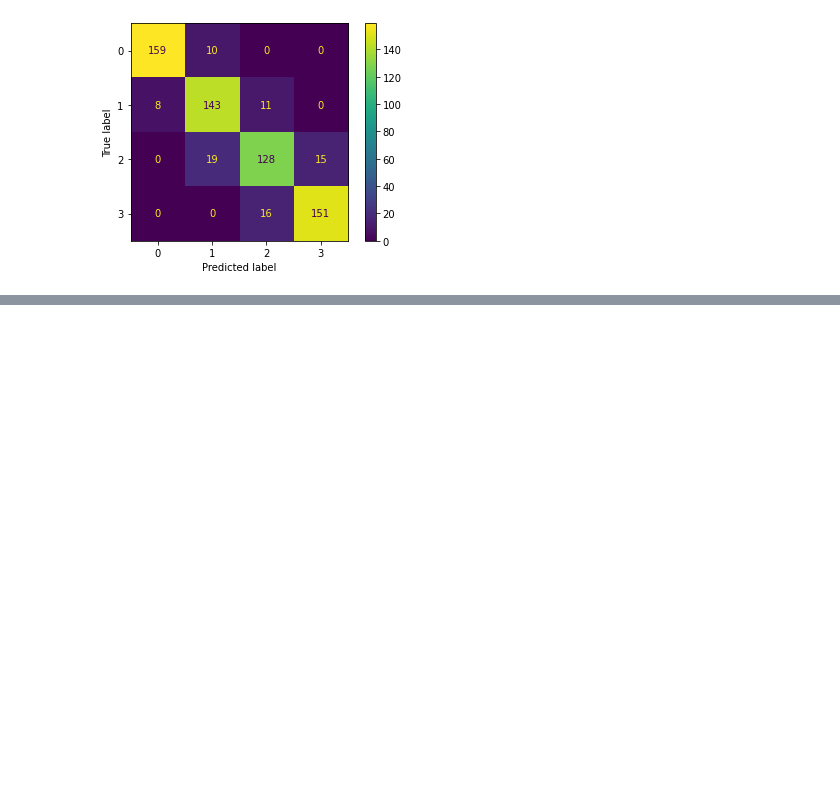
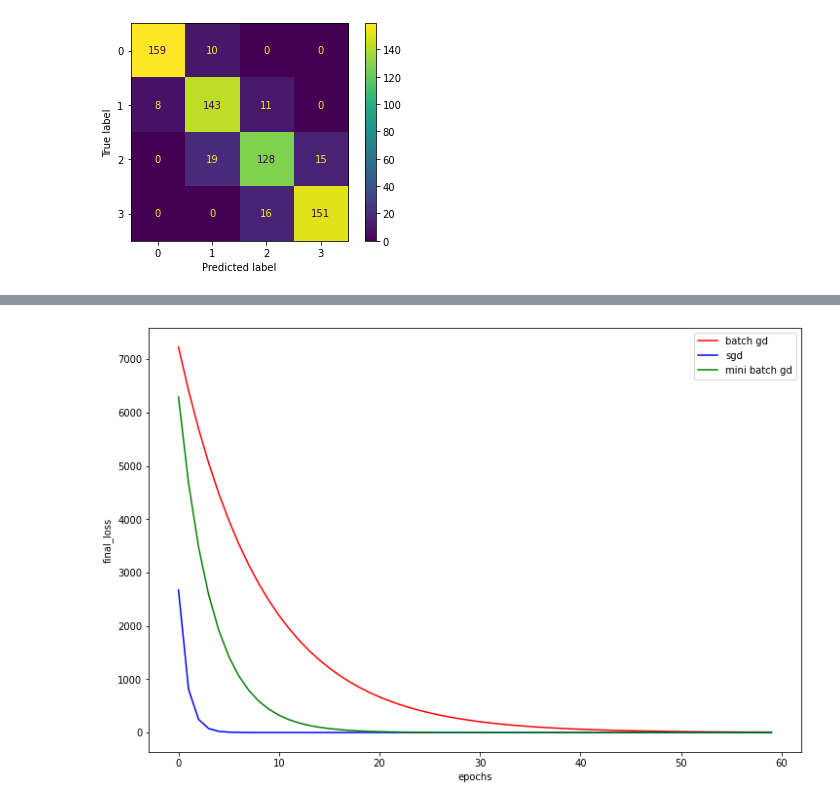
Before and after one commit to karthikhub19/MachineLearningAlogs, a Jupyter notebook: Random_Forest.ipynb, the cells around one changed output, grey strips where cells are left out. Cells and saved outputs as stored; diff of their text form; code cells hidden in the pictures; blank space fills up the shorter version.

```diff
--- a/Random_Forest.ipynb
+++ b/Random_Forest.ipynb
@@ -432,0 +562,11 @@ plt.show()
+# %%
+plt.figure(figsize=(12,8))
+plt.plot(epochs,all_costs,c='r',label="batch gd")
+plt.plot(epochs,all_costs23,c='b',label="sgd")
+plt.plot(epochs,all_costs41,c='g',label="mini batch gd")
+plt.xlabel("epochs")
+plt.ylabel("final_loss")
+plt.legend()
+plt.show()
+# %% [output]
+[figure, added]
```
Also changed, not shown: parts of 37 cells of this notebook.
